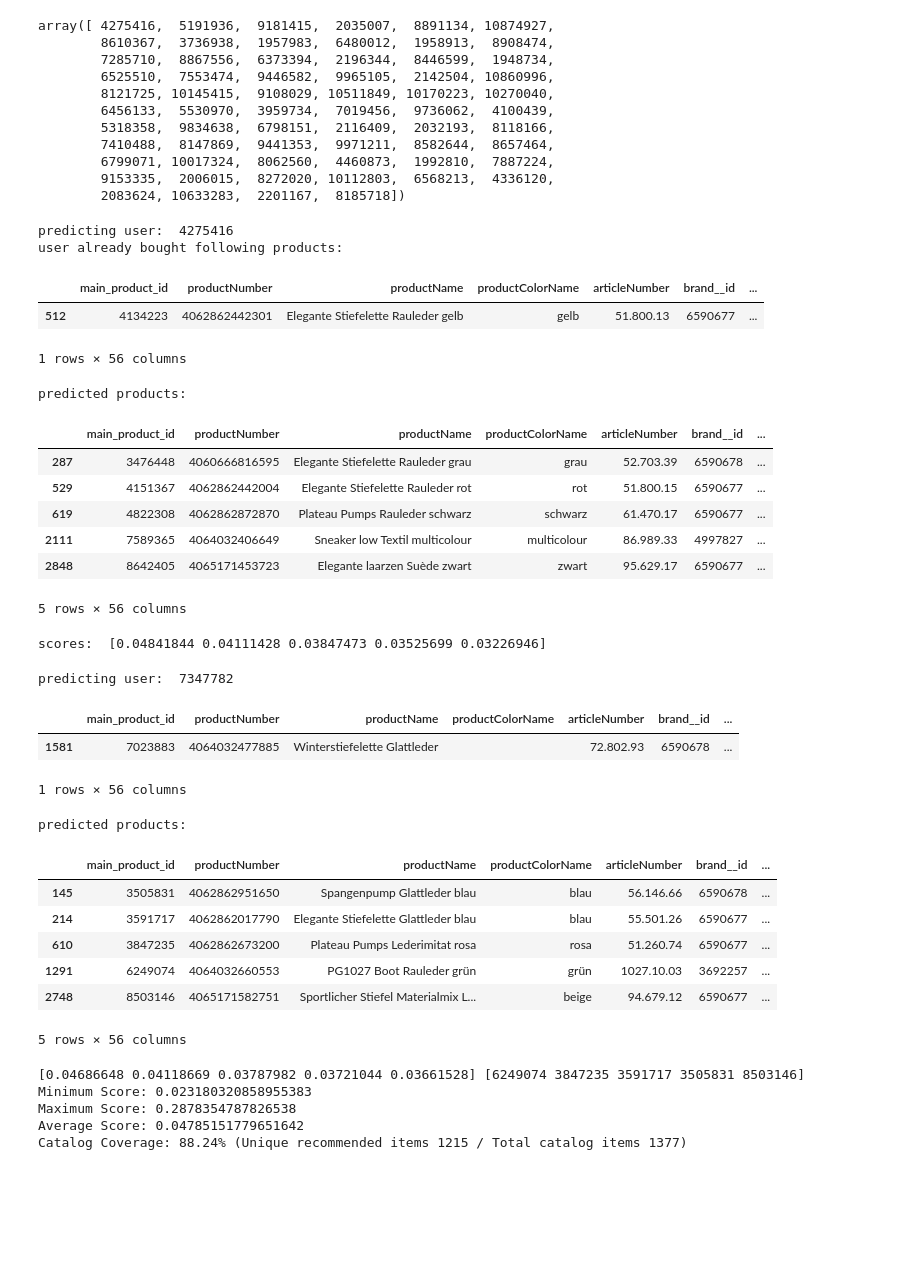
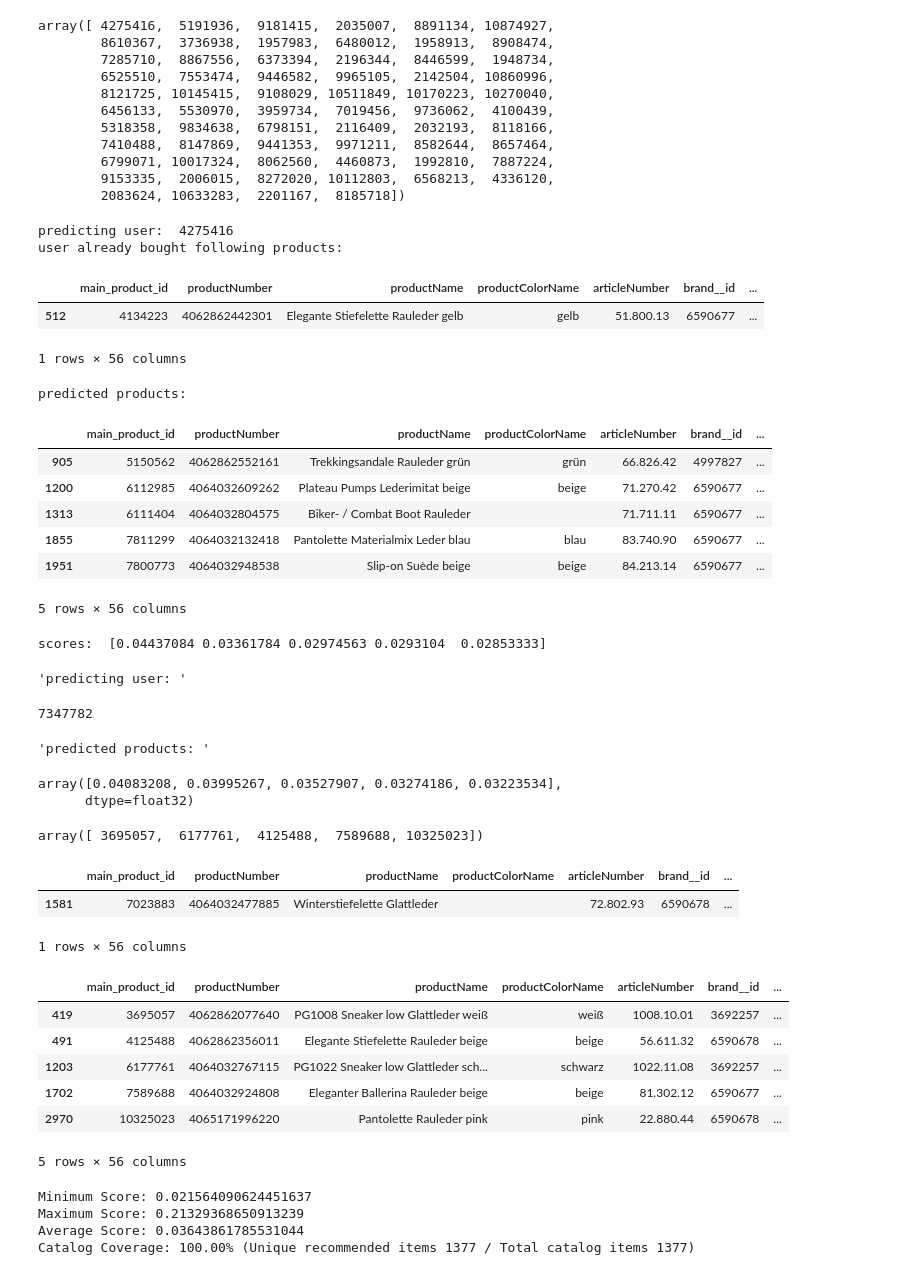
Before and after one commit to tomhuber96/master-thesis-practical-part, a Jupyter notebook: DL/gabor/gabor_tensorflow_recommendations.ipynb, the cells around one changed output. Cells and saved outputs as stored; diff of their text form; code cells hidden in the pictures; blank space fills up the shorter version.

```diff
--- a/DL/gabor/gabor_tensorflow_recommendations.ipynb
+++ b/DL/gabor/gabor_tensorflow_recommendations.ipynb
@@ -65,9 +65,10 @@ dataset_len = pandas_interaction_data.shape[0]
 test_len = math.ceil(dataset_len * 0.2)
 train_len = dataset_len - test_len
 
-metrics_batchsize = 16
-train_batch_size = 128
-test_batch_size = 64
+metrics_batchsize = 1024
+dimension = 128
+train_batch_size = dimension
+test_batch_size = int(dimension/2)
 random_seed = 27
 # %%
 #train test split
@@ -157,7 +158,7 @@ class RetailModel(tfrs.Model):
         return super().evaluate(validation_dataset, *args, **kwargs)
         # or append additional results as needed
 # %%
-model = RetailModel(product_ids_vocabulary, user_ids_vocabulary, embedding_dimension=128, retrieval_loss_weight=0.5, ranking_loss_weight=1.0)
+model = RetailModel(product_ids_vocabulary, user_ids_vocabulary, embedding_dimension=128, retrieval_loss_weight=0.5, ranking_loss_weight=0.8, metrics_batchsize=metrics_batchsize)
 
 initial_learning_rate = 0.1
 lr_schedule = tf.keras.optimizers.schedules.ExponentialDecay(
@@ -304,13 +305,13 @@ user already bought following products:
 1 rows × 56 columns
 predicted products:
 |  | main_product_id | productNumber | productName | productColorName | articleNumber | brand__id | ... |
-| 287 | 3476448 | 4060666816595 | Elegante Stiefelette Rauleder grau | grau | 52.703.39 | 6590678 | ... |
-| 529 | 4151367 | 4062862442004 | Elegante Stiefelette Rauleder rot | rot | 51.800.15 | 6590677 | ... |
-| 619 | 4822308 | 4062862872870 | Plateau Pumps Rauleder schwarz | schwarz | 61.470.17 | 6590677 | ... |
-| 2111 | 7589365 | 4064032406649 | Sneaker low Textil multicolour | multicolour | 86.989.33 | 4997827 | ... |
-| 2848 | 8642405 | 4065171453723 | Elegante laarzen Suède zwart | zwart | 95.629.17 | 6590677 | ... |
+| 905 | 5150562 | 4062862552161 | Trekkingsandale Rauleder grün | grün | 66.826.42 | 4997827 | ... |
+| 1200 | 6112985 | 4064032609262 | Plateau Pumps Lederimitat beige | beige | 71.270.42 | 6590677 | ... |
+| 1313 | 6111404 | 4064032804575 | Biker- / Combat Boot Rauleder |  | 71.711.11 | 6590677 | ... |
+| 1855 | 7811299 | 4064032132418 | Pantolette Materialmix Leder blau | blau | 83.740.90 | 6590677 | ... |
+| 1951 | 7800773 | 4064032948538 | Slip-on Suède beige | beige | 84.213.14 | 6590677 | ... |
 5 rows × 56 columns
-scores:  [0.04841844 0.04111428 0.03847473 0.03525699 0.03226946]
+scores:  [0.04437084 0.03361784 0.02974563 0.0293104  0.02853333]
 # %%
 def calculate_coverage_and_scores(user_ids, total_items_count, example_user_id):
     all_scores = []
@@ -320,58 +321,60 @@ def calculate_coverage_and_scores(user_ids, total_items_count, example_user_id):
         # Call the prediction function for each user
         score, predicted_product_ids = index(np.array([user_id]))
         if user_id == example_user_id:
-            print('predicting user: ', user_id)
+            display('predicting user: ', user_id)
+            display('predicted products: ')
+            display(score[0].numpy(), predicted_product_ids[0].numpy())
             display_products_by_customer_id(user_id)
-            print('predicted products: ')
             display_item_ids(predicted_product_ids[0].numpy())
-            print(score[0].numpy(), predicted_product_ids[0].numpy())
-
         # Append the scores to the all_scores list
         all_scores.extend(score[0].numpy())
 
         # Update the set of all unique predicted product IDs
         all_predicted_product_ids.extend(predicted_product_ids[0].numpy())
 
     # Calculate min, max, and average scores
     min_score = np.min(all_scores)
     max_score = np.max(all_scores)
     avg_score = np.mean(all_scores)
 
     # Calculate item coverage and catalog coverage
     num_unique_items = len(np.unique(all_predicted_product_ids))
     catalog_coverage = num_unique_items / total_items_count
 
     # Print the results
     print(f"Minimum Score: {min_score}")
     print(f"Maximum Score: {max_score}")
     print(f"Average Score: {avg_score}")
     print(f"Catalog Coverage: {catalog_coverage:.2%} (Unique recommended items {num_unique_items} / Total catalog items {total_items_count})")
 
-    return min_score, max_score, avg_score, catalog_coverage, all_predicted_product_ids
+    return min_score, max_score, avg_score, catalog_coverage, all_predicted_product_ids, num_unique_items, total_items_count
 
 # Example usage
 total_items_count = len(pandas_interaction_data.main_product_id.unique())
 
 user_ids = pandas_interaction_data.customer_id.unique()
 test_user_id = 7347782
-min_score, max_score, avg_score, catalog_coverage, all_predicted_product_ids = calculate_coverage_and_scores(user_ids, total_items_count, test_user_id)
+min_score, max_score, avg_score, catalog_coverage, all_predicted_product_ids, num_unique_items, total_items_count = calculate_coverage_and_scores(user_ids, total_items_count, test_user_id)
 # %% [output]
-predicting user:  7347782
+'predicting user: '
-|  | main_product_id | productNumber | productName | productColorName | articleNumber | brand__id | ... |
-| 1581 | 7023883 | 4064032477885 | Winterstiefelette Glattleder |  | 72.802.93 | 6590678 | ... |
-1 rows × 56 columns
+7347782
-predicted products:
+'predicted products: '
-|  | main_product_id | productNumber | productName | productColorName | articleNumber | brand__id | ... |
-| 145 | 3505831 | 4062862951650 | Spangenpump Glattleder blau | blau | 56.146.66 | 6590678 | ... |
-| 214 | 3591717 | 4062862017790 | Elegante Stiefelette Glattleder blau | blau | 55.501.26 | 6590677 | ... |
-| 610 | 3847235 | 4062862673200 | Plateau Pumps Lederimitat rosa | rosa | 51.260.74 | 6590677 | ... |
-| 1291 | 6249074 | 4064032660553 | PG1027 Boot Rauleder grün | grün | 1027.10.03 | 3692257 | ... |
-| 2748 | 8503146 | 4065171582751 | Sportlicher Stiefel Materialmix L... | beige | 94.679.12 | 6590677 | ... |
-5 rows × 56 columns
+array([0.04083208, 0.03995267, 0.03527907, 0.03274186, 0.03223534],
+      dtype=float32)
-[0.04686648 0.04118669 0.03787982 0.03721044 0.03661528] [6249074 3847235 3591717 3505831 8503146]
-Minimum Score: 0.023180320858955383
-Maximum Score: 0.2878354787826538
-Average Score: 0.04785151779651642
-Catalog Coverage: 88.24% (Unique recommended items 1215 / Total catalog items 1377)
+array([ 3695057,  6177761,  4125488,  7589688, 10325023])
+|  | main_product_id | productNumber | productName | productColorName | articleNumber | brand__id | ... |
+| 1581 | 7023883 | 4064032477885 | Winterstiefelette Glattleder |  | 72.802.93 | 6590678 | ... |
+1 rows × 56 columns
+|  | main_product_id | productNumber | productName | productColorName | articleNumber | brand__id | ... |
+| 419 | 3695057 | 4062862077640 | PG1008 Sneaker low Glattleder weiß | weiß | 1008.10.01 | 3692257 | ... |
+| 491 | 4125488 | 4062862356011 | Elegante Stiefelette Rauleder beige | beige | 56.611.32 | 6590678 | ... |
+| 1203 | 6177761 | 4064032767115 | PG1022 Sneaker low Glattleder sch... | schwarz | 1022.11.08 | 3692257 | ... |
+| 1702 | 7589688 | 4064032924808 | Eleganter Ballerina Rauleder beige | beige | 81.302.12 | 6590677 | ... |
+| 2970 | 10325023 | 4065171996220 | Pantolette Rauleder pink | pink | 22.880.44 | 6590678 | ... |
+5 rows × 56 columns
+Minimum Score: 0.021564090624451637
+Maximum Score: 0.21329368650913239
+Average Score: 0.03643861785531044
+Catalog Coverage: 100.00% (Unique recommended items 1377 / Total catalog items 1377)
 # %%
 display(f"min score: {min_score}, max score: {max_score}, avg_score: {avg_score}, catalog_coverage: {catalog_coverage}, min score: {min_score},")
```
Also changed, not shown: parts of 6 cells of this notebook, 1 other file.
